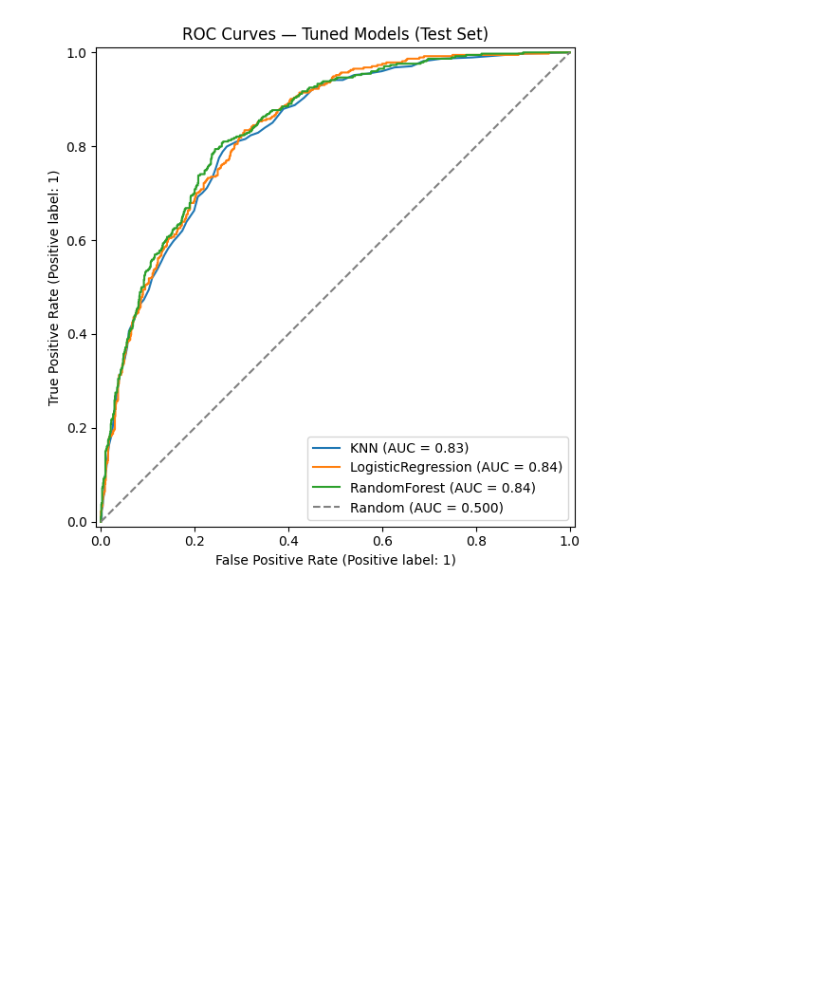
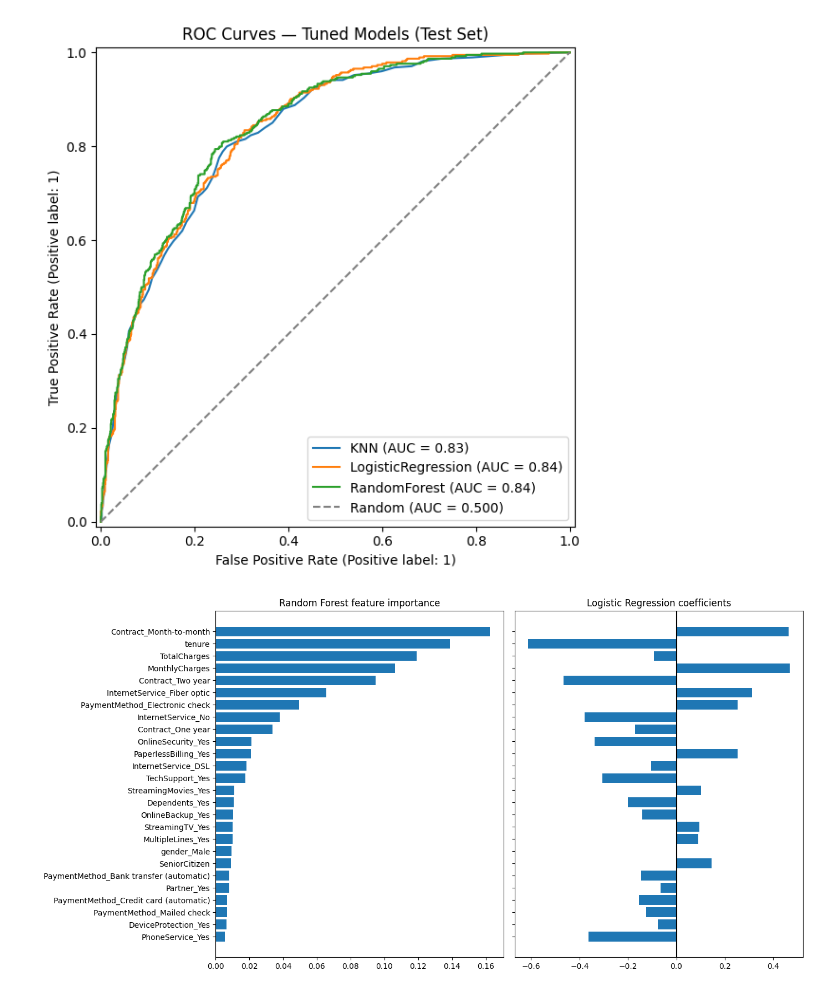
Before and after one commit to vihangasathsara-75/cm2604-cw-telco-churn-prediction, a Jupyter notebook: notebooks/03_modelling.ipynb, the cells around one changed output. Drawn from its saved outputs; the diff is of its cells as text; code cells hidden in the pictures; blank space fills up the shorter version.

Commit message:
Added feature importance comparison for Random Forest and Logistic Regression

```diff
--- a/notebooks/03_modelling.ipynb
+++ b/notebooks/03_modelling.ipynb
@@ -207,3 +207,28 @@ fig.savefig("roc_curves.png", dpi=200)
 plt.show()
 # %% [output]
 [figure]
+# %%
+rf_model = rf_grid.best_estimator_
+lr_model = lr_grid.best_estimator_
+
+# get feature names after preprocessing and remove num__/cat__
+names = rf_model.named_steps["prep"].get_feature_names_out()
+names = [n.split("__")[1] for n in names]
+
+# RF importance, sorted
+rf_imp = pd.Series(rf_model.named_steps["model"].feature_importances_, index=names).sort_values()
+
+# LR coefficients in the same order as RF
+lr_coef = pd.Series(lr_model.named_steps["model"].coef_[0], index=names)[rf_imp.index]
+
+fig, axes = plt.subplots(1, 2, figsize=(14, 7), sharey=True)
+axes[0].barh(rf_imp.index, rf_imp.values)
+axes[0].set_title("Random Forest feature importance")
+axes[1].barh(lr_coef.index, lr_coef.values)
+axes[1].axvline(0, color="black")
+axes[1].set_title("Logistic Regression coefficients")
+plt.tight_layout()
+plt.savefig("feature_importance.png", dpi=200)
+plt.show()
+# %% [output]
+[figure, added]
```
